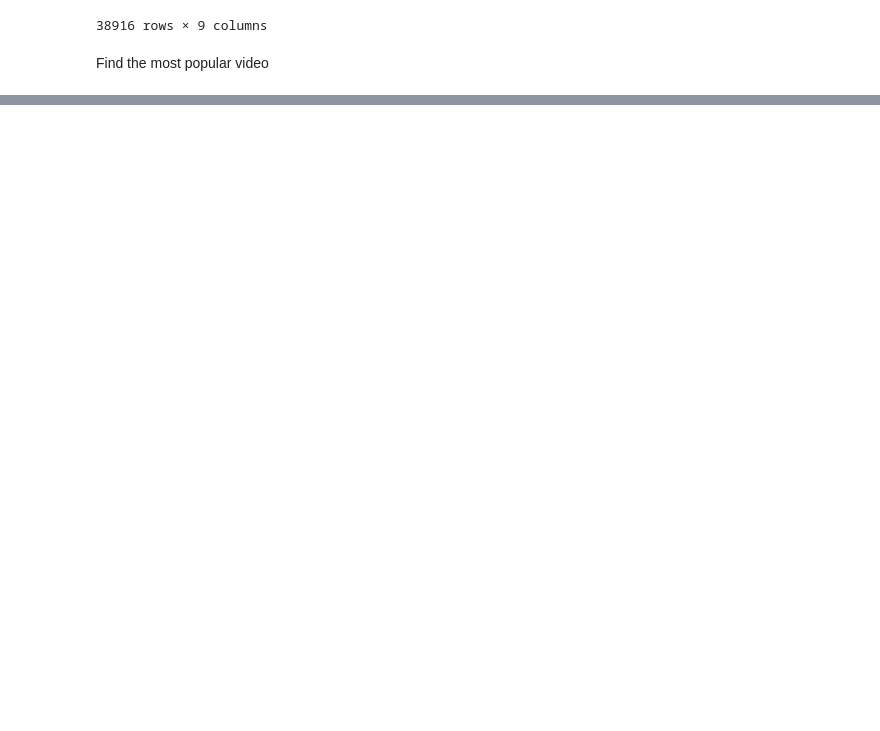
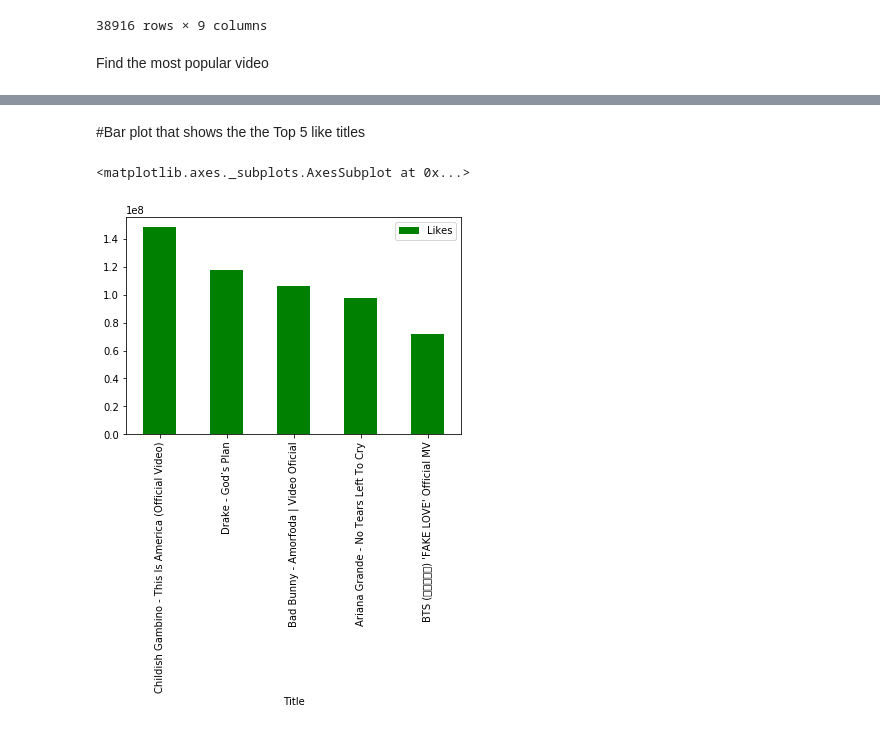
Before and after one commit to elisabethvirak/Top_Music_Project1, a Jupyter notebook: Youtube_Project1.ipynb, the cells around one changed output, grey strips where cells are left out. Saved outputs shown, nothing was run; the diff lists cells and outputs as text; code cells hidden in the pictures; blank space fills up the shorter version.

```diff
--- a/Youtube_Project1.ipynb
+++ b/Youtube_Project1.ipynb
@@ -318,0 +336,9 @@ TitleID_gb
+# %%
+#Making a dataframe that is groupby the Title and sums the likes
+Like_Title_group=Summary_gb.groupby('Title').sum()[ 'Likes']
+Like_Title_group_df=pd.DataFrame(Like_Title_group)
+# %%
+#Top 5 Like Title
+Top5_Like_Title_gb=Like_Title_group_df.sort_values('Likes', ascending=False)
+Top5_Like_df=Top5_Like_Title_gb.head(5)
+Top5_Like_df
@@ -318,0 +353,7 @@ TitleID_gb
+# %% [markdown]
+#Bar plot that shows the the Top 5 like titles
+# %%
+Top5_Like_df.plot.bar(color="green")
+# %% [output]
+<matplotlib.axes._subplots.AxesSubplot at 0x...>
+[figure, added]
```
Also changed, not shown: parts of 28 cells of this notebook.
